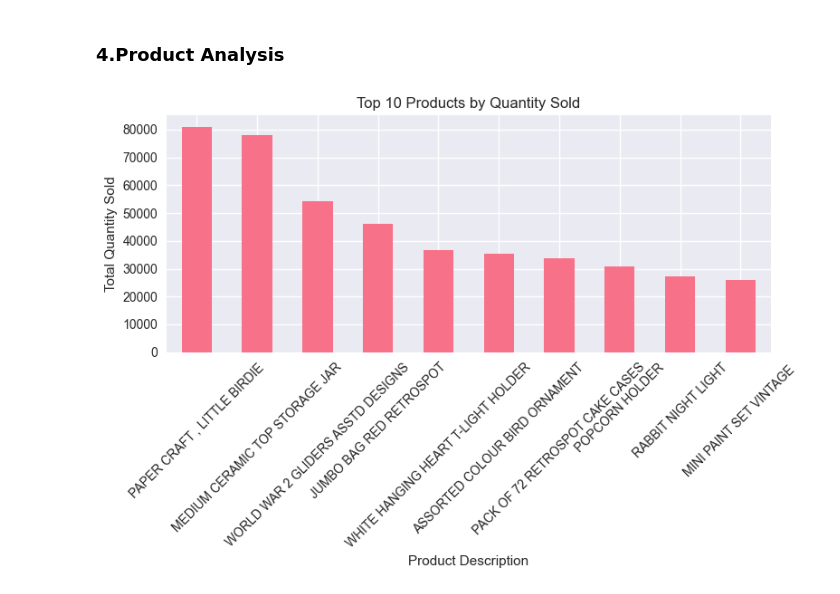
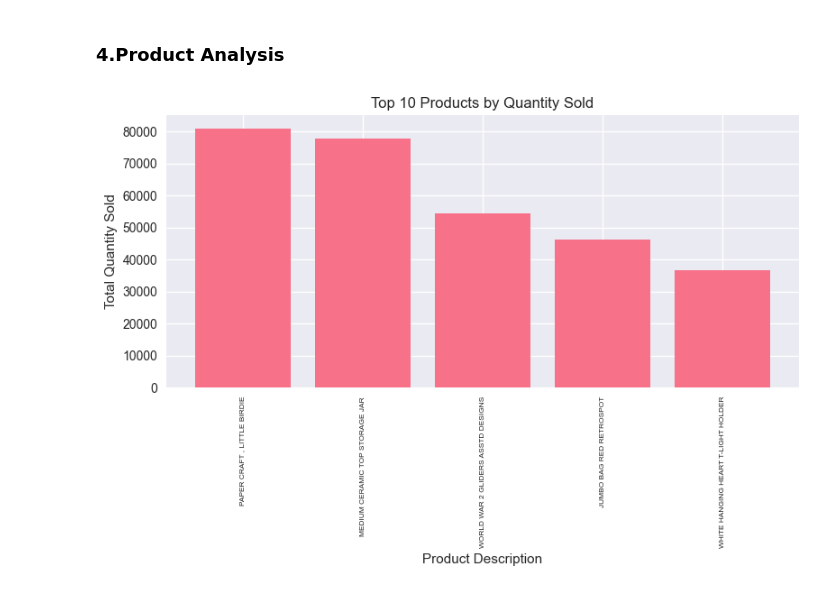
Before and after one commit to YashChowdhary34/multichannel-customer-journey-predictive-analysis, a Jupyter notebook: notebooks/06_data_visualization.ipynb, the cells around one changed output. Cells and saved outputs as stored; diff of their text form; code cells hidden in the pictures.

```diff
--- a/notebooks/06_data_visualization.ipynb
+++ b/notebooks/06_data_visualization.ipynb
@@ -59,15 +59,15 @@ plt.show()
 # %% [markdown]
 ### 4.Product Analysis
 # %%
-top_10_products = df.groupby('Description')['Quantity'].sum().sort_values(ascending=False).head(10)
+top_5_products = df.groupby('Description')['Quantity'].sum().sort_values(ascending=False).head(5)
 
 plt.Figure(figsize=(12, 6))
-top_10_products.plot(kind='bar')
+plt.bar(top_5_products.index, top_5_products.values)
 plt.title('Top 10 Products by Quantity Sold')
 plt.xlabel('Product Description')
 plt.ylabel('Total Quantity Sold')
-plt.xticks(rotation=45)
+plt.xticks(fontsize=6, rotation=90)
 plt.tight_layout()
 plt.show()
 # %% [output]
-[figure, old version]
+[figure, new version]
```
Also changed, not shown: 26 other files.
